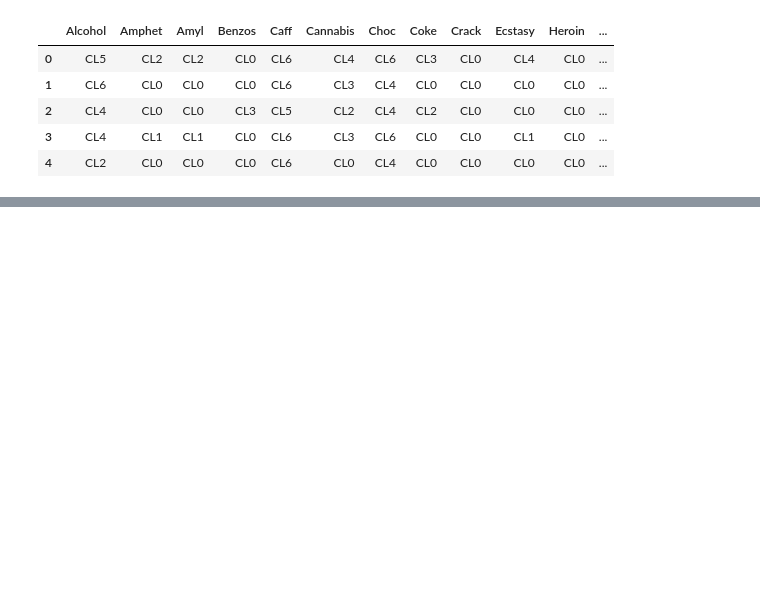
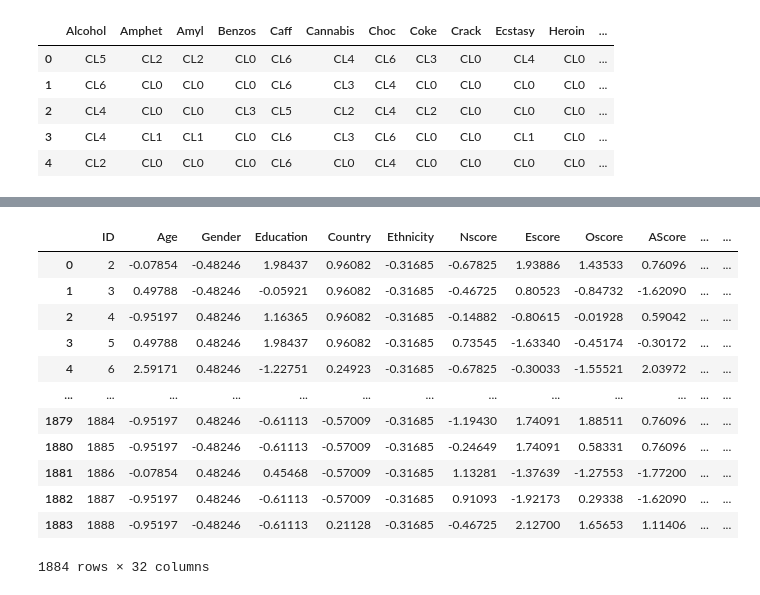
Before and after one commit to DevNataneto/ProjetoCDIA, a Jupyter notebook: exploration.ipynb, the cells around one changed output, grey strips where cells are left out. Drawn from its saved outputs; the diff is of its cells as text; code cells hidden in the pictures; blank space fills up the shorter version.

```diff
--- a/exploration.ipynb
+++ b/exploration.ipynb
@@ -432,0 +448,17 @@ Name: Nicotine, dtype: object
+# %%
+drugs_df_quant = pd.read_csv('datasets/Drug_Consumption_Quantified.csv')
+drugs_df_quant
+# %% [output]
+|  | ID | Age | Gender | Education | Country | Ethnicity | Nscore | Escore | Oscore | AScore | ... | ... |
+| 0 | 2 | -0.07854 | -0.48246 | 1.98437 | 0.96082 | -0.31685 | -0.67825 | 1.93886 | 1.43533 | 0.76096 | ... | ... |
+| 1 | 3 | 0.49788 | -0.48246 | -0.05921 | 0.96082 | -0.31685 | -0.46725 | 0.80523 | -0.84732 | -1.62090 | ... | ... |
+| 2 | 4 | -0.95197 | 0.48246 | 1.16365 | 0.96082 | -0.31685 | -0.14882 | -0.80615 | -0.01928 | 0.59042 | ... | ... |
+| 3 | 5 | 0.49788 | 0.48246 | 1.98437 | 0.96082 | -0.31685 | 0.73545 | -1.63340 | -0.45174 | -0.30172 | ... | ... |
+| 4 | 6 | 2.59171 | 0.48246 | -1.22751 | 0.24923 | -0.31685 | -0.67825 | -0.30033 | -1.55521 | 2.03972 | ... | ... |
+| ... | ... | ... | ... | ... | ... | ... | ... | ... | ... | ... | ... | ... |
+| 1879 | 1884 | -0.95197 | 0.48246 | -0.61113 | -0.57009 | -0.31685 | -1.19430 | 1.74091 | 1.88511 | 0.76096 | ... | ... |
+| 1880 | 1885 | -0.95197 | -0.48246 | -0.61113 | -0.57009 | -0.31685 | -0.24649 | 1.74091 | 0.58331 | 0.76096 | ... | ... |
+| 1881 | 1886 | -0.07854 | 0.48246 | 0.45468 | -0.57009 | -0.31685 | 1.13281 | -1.37639 | -1.27553 | -1.77200 | ... | ... |
+| 1882 | 1887 | -0.95197 | 0.48246 | -0.61113 | -0.57009 | -0.31685 | 0.91093 | -1.92173 | 0.29338 | -1.62090 | ... | ... |
+| 1883 | 1888 | -0.95197 | -0.48246 | -0.61113 | 0.21128 | -0.31685 | -0.46725 | 2.12700 | 1.65653 | 1.11406 | ... | ... |
+1884 rows × 32 columns
```
Also changed, not shown: parts of 25 cells of this notebook.
